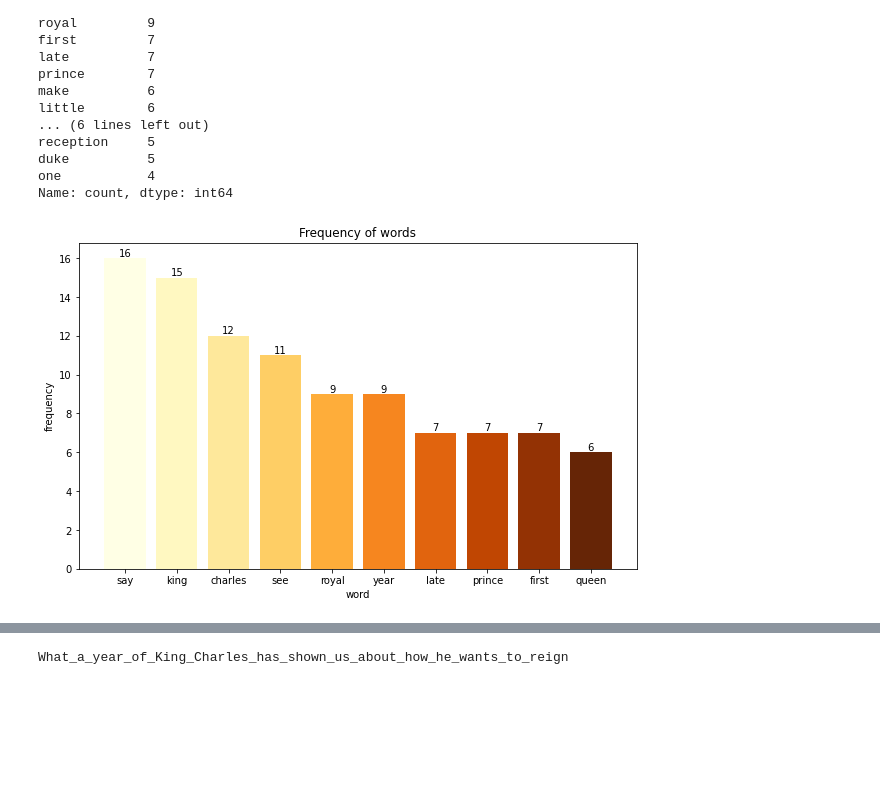
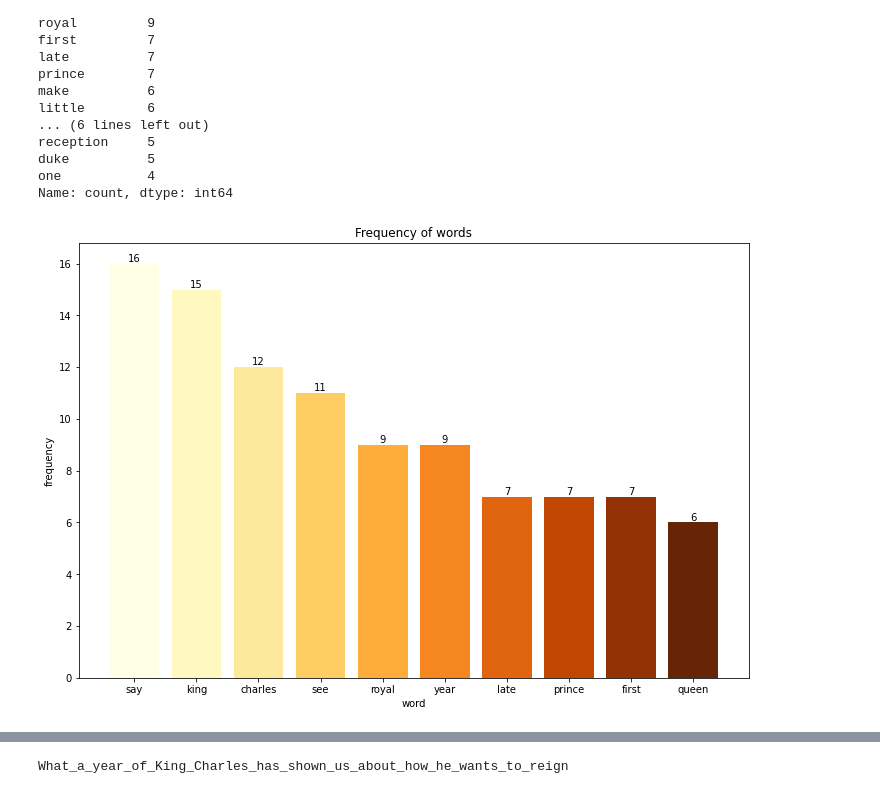
Before and after one commit to sylwianna/Article_Analyzer_NLP, a Jupyter notebook: analyze_article.ipynb, the cells around one changed output, grey strips where cells are left out. Drawn from its saved outputs; the diff is of its cells as text; code cells hidden in the pictures; blank space fills up the shorter version.

```diff
--- a/analyze_article.ipynb
+++ b/analyze_article.ipynb
@@ -163,28 +167,27 @@ Name: count, dtype: int64
 # %%
 # Present frequency of words on a chart
 top_words=df.groupby('words').size().sort_values(ascending=False).head(10)
 
 y_list=[]
 for y in top_words:
     y_list.append(y)
 
 x_list=[]
 for x in top_words.index:
     x_list.append(x)
 
-plt.figure(figsize=(10,6))
+fig = plt.figure(figsize=(12,8))
 
 color_map=mcp.gen_color(cmap="YlOrBr", n=10)
 chart = plt.bar(x=x_list, height=y_list, color=color_map)
 
 plt.xlabel("word")
 plt.ylabel("frequency")
 plt.title("Frequency of words")
-plt.bar_label(chart, labels=y_list, label_type="edge")
-
+chart = plt.bar_label(chart, labels=y_list, label_type="edge")
 plt.show()
 # %% [output]
-[figure, old version]
+[figure, new version]
 # %%
 # Set word cloud parameters
 image_mask=np.array(Image.open(glob.glob(f'{cwd}\\mask_image*')[0]))
```
Also changed, not shown: parts of 5 cells of this notebook, 4 other files.
